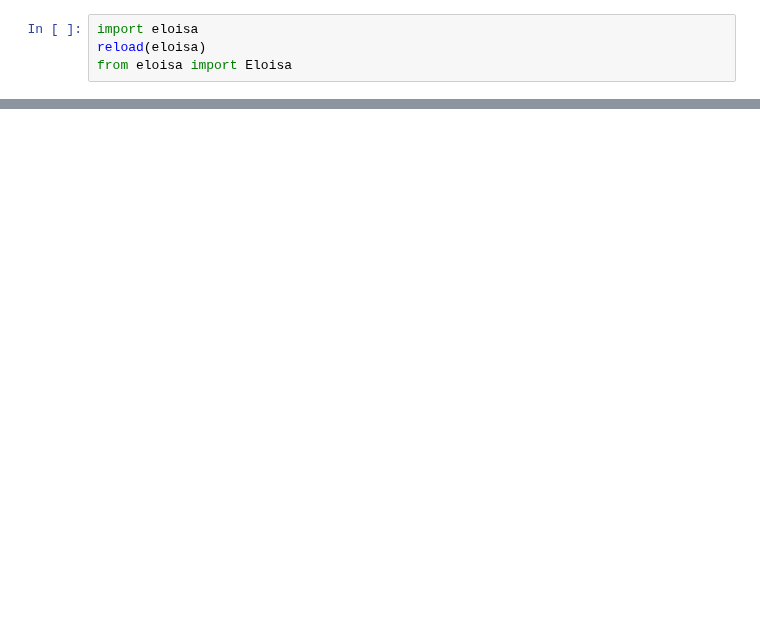
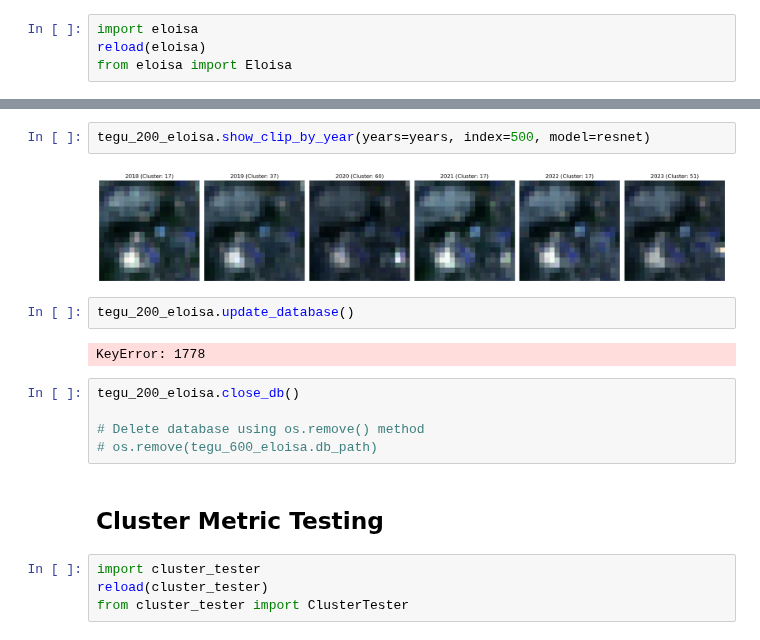
Before and after one commit to JuanesLamilla/TemporalClusterNet, a Jupyter notebook: main.ipynb, the cells around one changed output, grey strips where cells are left out. Cells and saved outputs as stored; diff of their text form; blank space fills up the shorter version.

```diff
--- a/main.ipynb
+++ b/main.ipynb
@@ -135,0 +126,19 @@ tegu_600_eloisa.close_db()
+# %%
+tegu_200_eloisa.show_clip_by_year(years=years, index=500, model=resnet)
+# %% [output]
+[figure, added]
+# %%
+tegu_200_eloisa.update_database()
+# %% [output]
+KeyError: 1778
+# %%
+tegu_200_eloisa.close_db()
+
+# Delete database using os.remove() method
+# os.remove(tegu_600_eloisa.db_path)
+# %% [markdown]
+## Cluster Metric Testing
+# %%
+import cluster_tester
+reload(cluster_tester)
+from cluster_tester import ClusterTester
```
Also changed, not shown: parts of 41 cells of this notebook.
